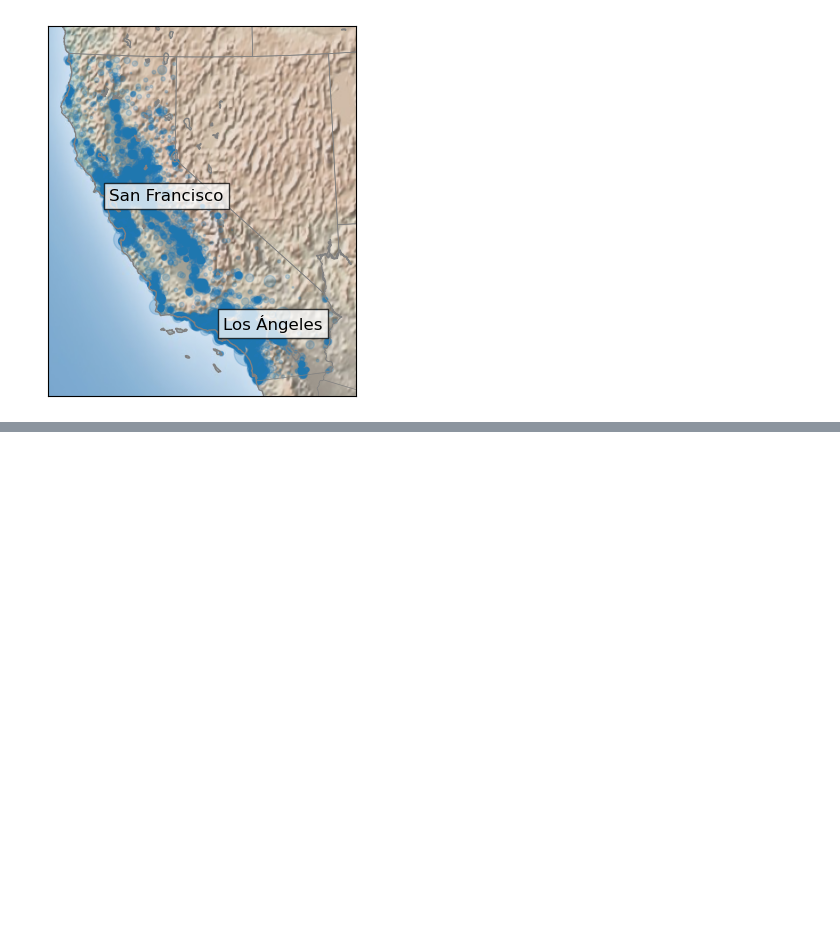
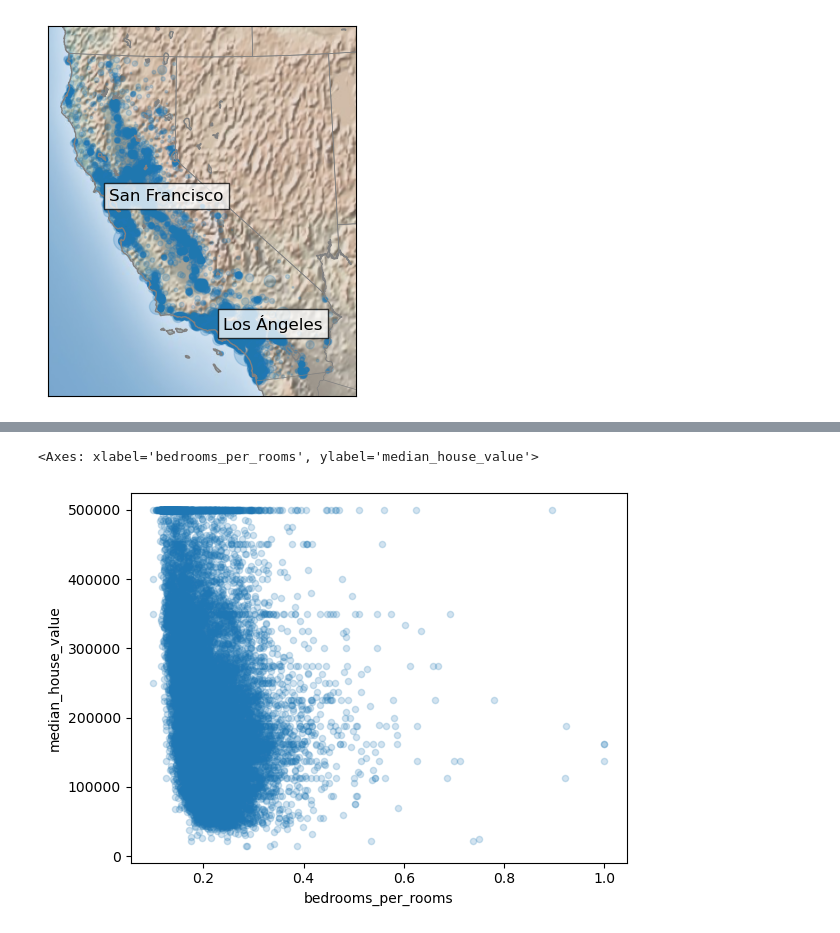
Before and after one commit to DaniMartinezX/carpeta_IA, a Jupyter notebook: Sistemas de Aprendizaxe Automático/regresion_multivariable.ipynb, the cells around one changed output, grey strips where cells are left out. Saved outputs shown, nothing was run; the diff lists cells and outputs as text; code cells hidden in the pictures; blank space fills up the shorter version.

```diff
--- a/Sistemas de Aprendizaxe Automático/regresion_multivariable.ipynb
+++ b/Sistemas de Aprendizaxe Automático/regresion_multivariable.ipynb
@@ -160,3 +142,8 @@ x, y = m(-122.431297, 37.773972)
 plt.text(x, y, 'San Francisco', fontsize=12, bbox=dict(facecolor="white", alpha=0.75));
 # %% [output]
 [figure]
+# %%
+datos2 = datos.copy()
+datos2 = datos2.drop("ocean_proximity", axis=1)
+corr_matrix = datos2.corr()
+corr_matrix
@@ -162,0 +184,4 @@ plt.text(x, y, 'San Francisco', fontsize=12, bbox=dict(facecolor="white", alpha=
+# %%
+datos2["rooms_per_household"] = datos2["total_rooms"]/datos2["households"]
+datos2["bedrooms_per_rooms"] = datos2["total_bedrooms"]/datos2["total_rooms"]
+datos2["population_per_household"] = datos2["population"]/datos2["households"]
@@ -162,0 +205,5 @@ plt.text(x, y, 'San Francisco', fontsize=12, bbox=dict(facecolor="white", alpha=
+# %%
+datos2.plot(kind="scatter", x="bedrooms_per_rooms", y="median_house_value", alpha=0.2)
+# %% [output]
+<Axes: xlabel='bedrooms_per_rooms', ylabel='median_house_value'>
+[figure, added]
```
Also changed, not shown: parts of 17 cells of this notebook, 5 other files.
